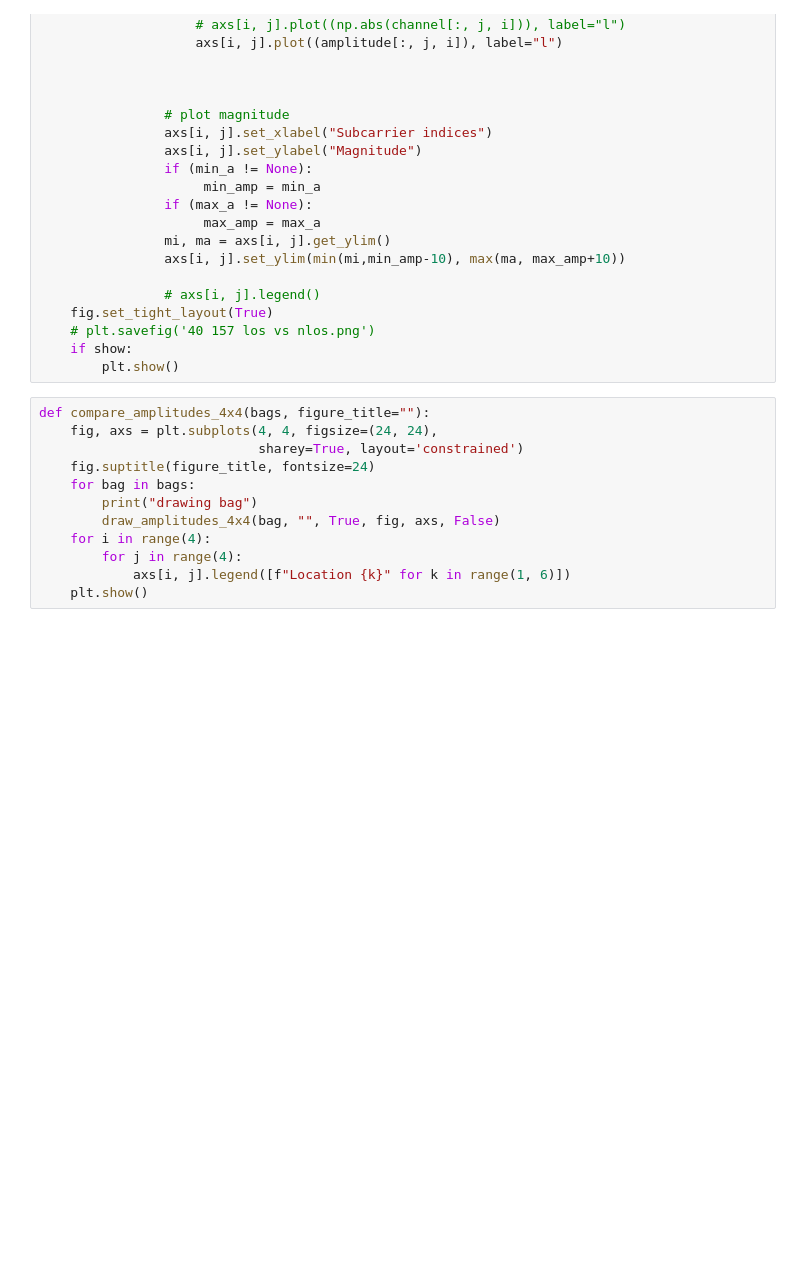
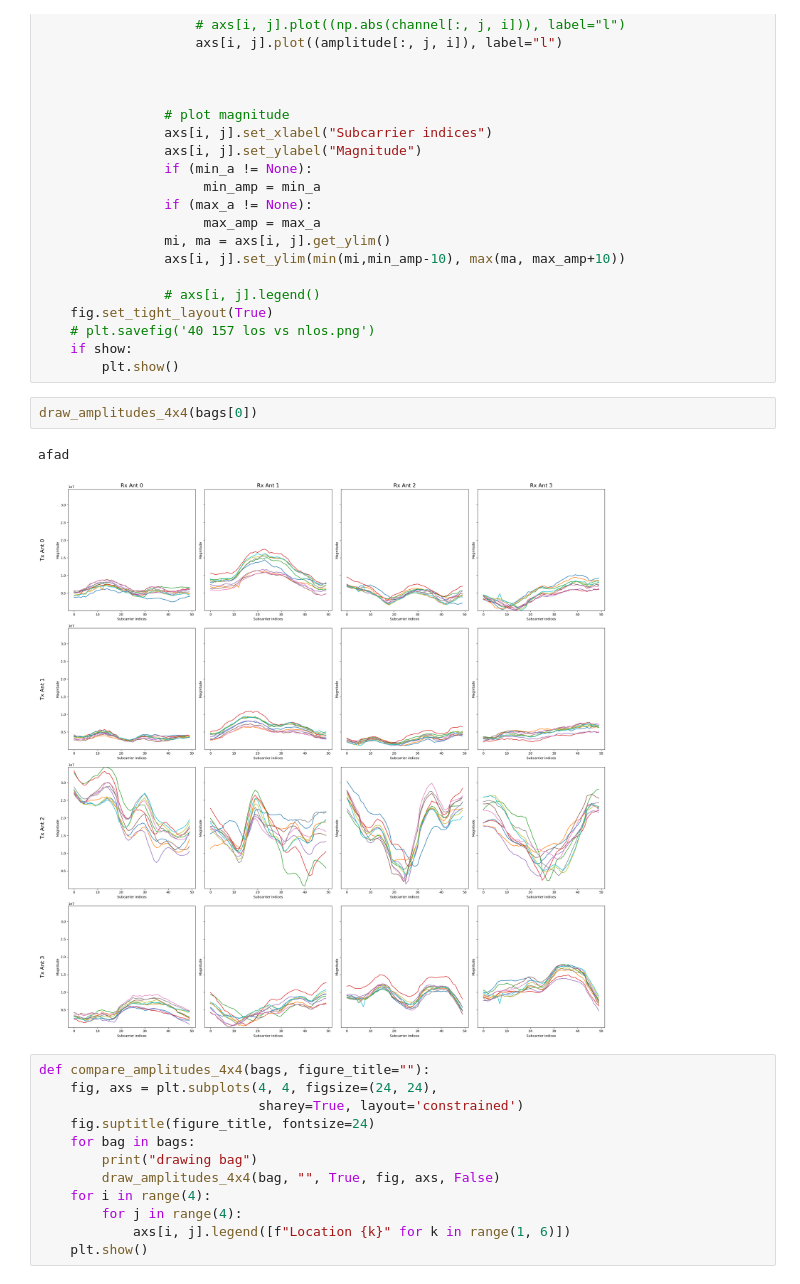
Before and after one commit to Navidt/SignalPropogation, a Jupyter notebook: visualization.ipynb, the cells around one changed output. Saved outputs shown, nothing was run; the diff lists cells and outputs as text; blank space fills up the shorter version.

```diff
--- a/visualization.ipynb
+++ b/visualization.ipynb
@@ -662,6 +691,11 @@ def draw_amplitudes_4x4(bag, figure_title="", average=False, fig=None, axs=None,
     # plt.savefig('40 157 los vs nlos.png')
     if show:
         plt.show()
+# %%
+draw_amplitudes_4x4(bags[0])
+# %% [output]
+afad
+[figure, added]
 # %%
 def compare_amplitudes_4x4(bags, figure_title=""):
     fig, axs = plt.subplots(4, 4, figsize=(24, 24),
```
Also changed, not shown: parts of 7 cells of this notebook, 11 other files.
